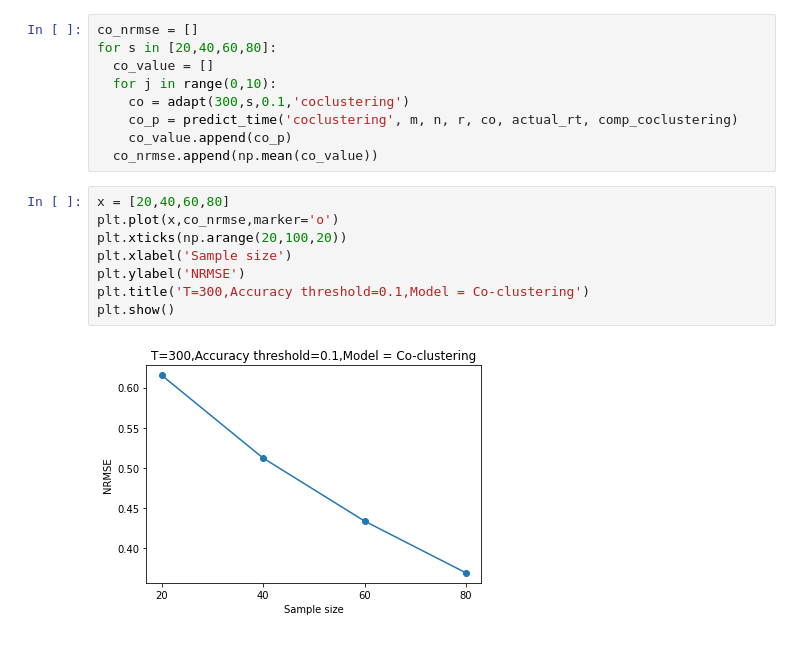
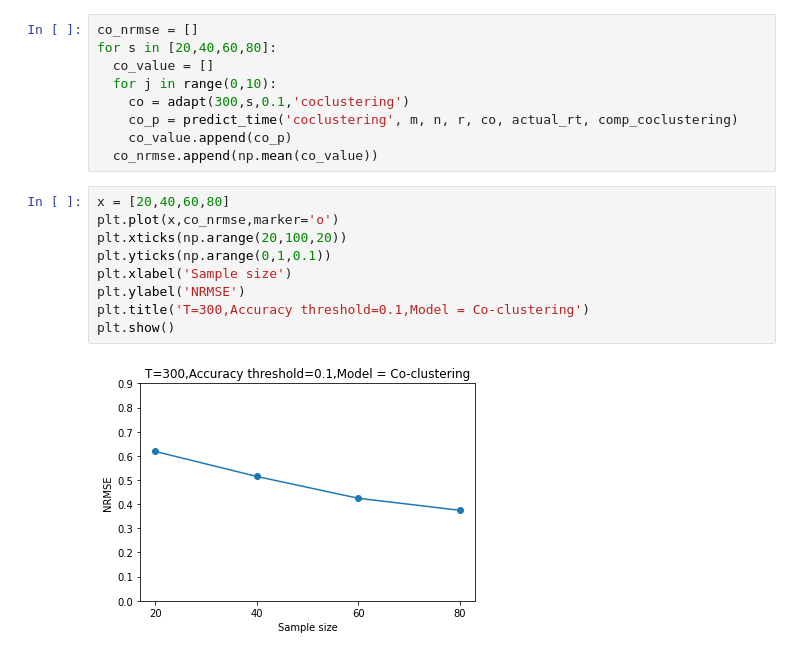
Before and after one commit to LuyueChang/Project, a Jupyter notebook: Experiments_and_results.ipynb, the cells around one changed output. Saved outputs shown, nothing was run; the diff lists cells and outputs as text.

```diff
--- a/Experiments_and_results.ipynb
+++ b/Experiments_and_results.ipynb
@@ -525,10 +528,11 @@ for s in [20,40,60,80]:
 # %%
 x = [20,40,60,80]
 plt.plot(x,co_nrmse,marker='o')
 plt.xticks(np.arange(20,100,20))
+plt.yticks(np.arange(0,1,0.1))
 plt.xlabel('Sample size')
 plt.ylabel('NRMSE')
 plt.title('T=300,Accuracy threshold=0.1,Model = Co-clustering')
 plt.show()
 # %% [output]
-[figure, old version]
+[figure, new version]
```
Also changed, not shown: parts of 3 cells of this notebook.
